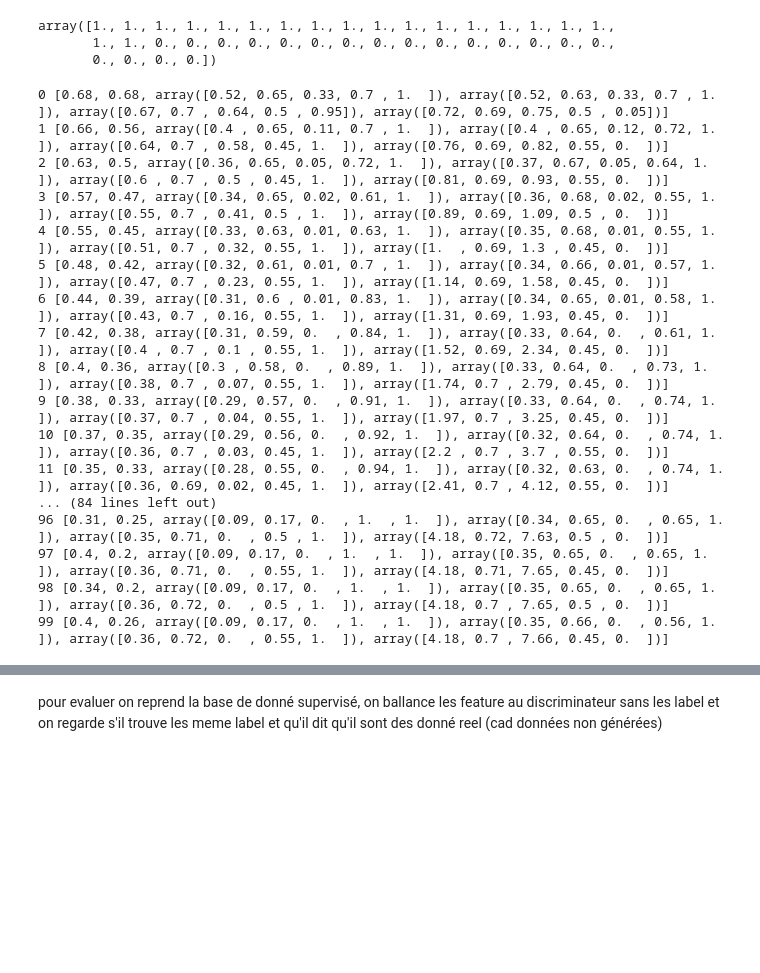
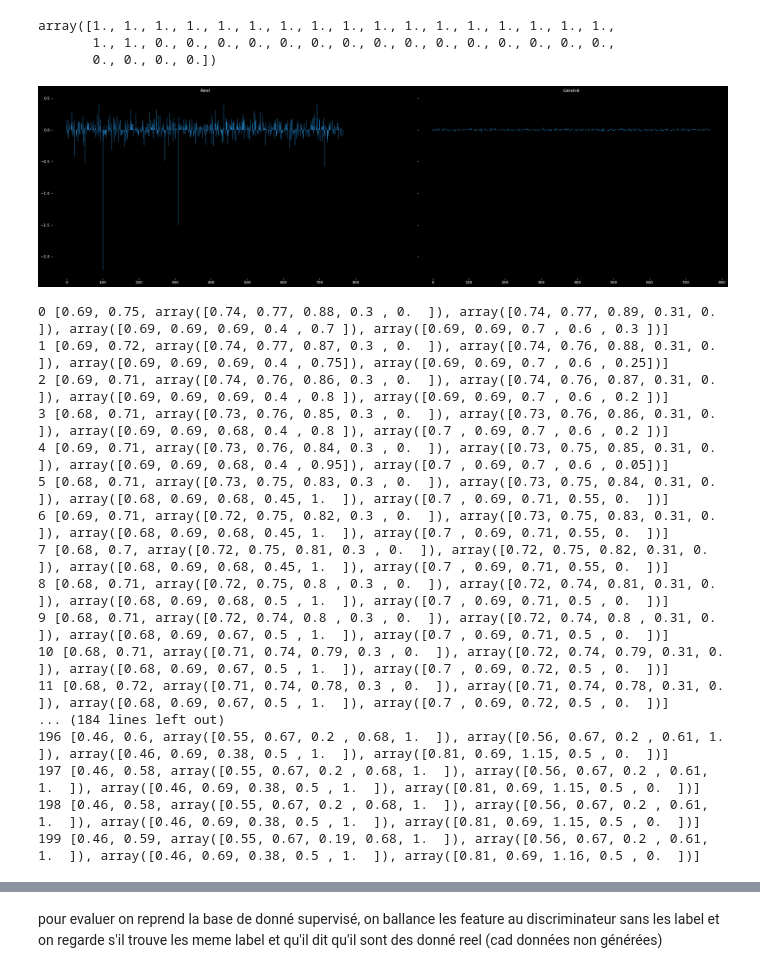
Before and after one commit to DylanBaptiste/TER-M2, a Jupyter notebook: main_ok.ipynb, the cells around one changed output, grey strips where cells are left out. Drawn from its saved outputs; the diff is of its cells as text; code cells hidden in the pictures; blank space fills up the shorter version.

```diff
--- a/main_ok.ipynb
+++ b/main_ok.ipynb
@@ -262,8 +258,21 @@ GAN.compile(loss=generator_loss, metrics=[label_loss_g, reality_loss_g, label_ac
 
 hist = []
+# %%
+l = np.repeat(1, 1)
+n = generate_noise(1, latent_dim)
+pred_avant = G.predict([n, l])
+
+fig, axs = plt.subplots(1, 2, sharey=True, figsize=(16*2, 9), dpi=80)
+axs[0].bar(range(768), sup[24,1:])
+axs[0].set(title='Réel')
+axs[1].bar(range(768), pred_avant[0])
+axs[1].set(title='Généré')
+plt.show()
+# %% [output]
+[figure, added]
 # %%
-epochs = 100
-n_batch = 4
+epochs = 200
+n_batch = 8
 
 glabels = np.concatenate([np.repeat(1, 10), np.repeat(0, 10)])
 gnoise = generate_noise(20, latent_dim)
@@ -282,7 +291,7 @@ y_test = np.array([labels_test, realite_test]).T
 
 for e in range(epochs):
 	d_loss = train_d(D, sup_train, n_batch)
-	g_loss = train_g(GAN, n_batch)
+	g_loss = train_g(GAN, n_batch * 1)
 
 	train_loss = D.evaluate(X_train, y_train, verbose=0)
 	test_loss = D.evaluate(X_test, y_test, verbose=0)
@@ -293,20 +302,20 @@ for e in range(epochs):
 	hist.append([d_loss, g_loss, *train_loss, *test_loss, *geval, *deval])
 	print(e, [np.round(g_loss, 2), np.round(d_loss, 2), np.round(train_loss, 2), np.round(test_loss, 2), np.round(geval, 2), np.round(deval, 2)])
 # %% [output]
-0 [0.68, 0.68, array([0.52, 0.65, 0.33, 0.7 , 1.  ]), array([0.52, 0.63, 0.33, 0.7 , 1.  ]), array([0.67, 0.7 , 0.64, 0.5 , 0.95]), array([0.72, 0.69, 0.75, 0.5 , 0.05])]
-1 [0.66, 0.56, array([0.4 , 0.65, 0.11, 0.7 , 1.  ]), array([0.4 , 0.65, 0.12, 0.72, 1.  ]), array([0.64, 0.7 , 0.58, 0.45, 1.  ]), array([0.76, 0.69, 0.82, 0.55, 0.  ])]
-2 [0.63, 0.5, array([0.36, 0.65, 0.05, 0.72, 1.  ]), array([0.37, 0.67, 0.05, 0.64, 1.  ]), array([0.6 , 0.7 , 0.5 , 0.45, 1.  ]), array([0.81, 0.69, 0.93, 0.55, 0.  ])]
-3 [0.57, 0.47, array([0.34, 0.65, 0.02, 0.61, 1.  ]), array([0.36, 0.68, 0.02, 0.55, 1.  ]), array([0.55, 0.7 , 0.41, 0.5 , 1.  ]), array([0.89, 0.69, 1.09, 0.5 , 0.  ])]
-4 [0.55, 0.45, array([0.33, 0.63, 0.01, 0.63, 1.  ]), array([0.35, 0.68, 0.01, 0.55, 1.  ]), array([0.51, 0.7 , 0.32, 0.55, 1.  ]), array([1.  , 0.69, 1.3 , 0.45, 0.  ])]
-5 [0.48, 0.42, array([0.32, 0.61, 0.01, 0.7 , 1.  ]), array([0.34, 0.66, 0.01, 0.57, 1.  ]), array([0.47, 0.7 , 0.23, 0.55, 1.  ]), array([1.14, 0.69, 1.58, 0.45, 0.  ])]
-6 [0.44, 0.39, array([0.31, 0.6 , 0.01, 0.83, 1.  ]), array([0.34, 0.65, 0.01, 0.58, 1.  ]), array([0.43, 0.7 , 0.16, 0.55, 1.  ]), array([1.31, 0.69, 1.93, 0.45, 0.  ])]
-7 [0.42, 0.38, array([0.31, 0.59, 0.  , 0.84, 1.  ]), array([0.33, 0.64, 0.  , 0.61, 1.  ]), array([0.4 , 0.7 , 0.1 , 0.55, 1.  ]), array([1.52, 0.69, 2.34, 0.45, 0.  ])]
-8 [0.4, 0.36, array([0.3 , 0.58, 0.  , 0.89, 1.  ]), array([0.33, 0.64, 0.  , 0.73, 1.  ]), array([0.38, 0.7 , 0.07, 0.55, 1.  ]), array([1.74, 0.7 , 2.79, 0.45, 0.  ])]
-9 [0.38, 0.33, array([0.29, 0.57, 0.  , 0.91, 1.  ]), array([0.33, 0.64, 0.  , 0.74, 1.  ]), array([0.37, 0.7 , 0.04, 0.55, 1.  ]), array([1.97, 0.7 , 3.25, 0.45, 0.  ])]
-10 [0.37, 0.35, array([0.29, 0.56, 0.  , 0.92, 1.  ]), array([0.32, 0.64, 0.  , 0.74, 1.  ]), array([0.36, 0.7 , 0.03, 0.45, 1.  ]), array([2.2 , 0.7 , 3.7 , 0.55, 0.  ])]
-11 [0.35, 0.33, array([0.28, 0.55, 0.  , 0.94, 1.  ]), array([0.32, 0.63, 0.  , 0.74, 1.  ]), array([0.36, 0.69, 0.02, 0.45, 1.  ]), array([2.41, 0.7 , 4.12, 0.55, 0.  ])]
-... (84 lines left out)
-96 [0.31, 0.25, array([0.09, 0.17, 0.  , 1.  , 1.  ]), array([0.34, 0.65, 0.  , 0.65, 1.  ]), array([0.35, 0.71, 0.  , 0.5 , 1.  ]), array([4.18, 0.72, 7.63, 0.5 , 0.  ])]
-97 [0.4, 0.2, array([0.09, 0.17, 0.  , 1.  , 1.  ]), array([0.35, 0.65, 0.  , 0.65, 1.  ]), array([0.36, 0.71, 0.  , 0.55, 1.  ]), array([4.18, 0.71, 7.65, 0.45, 0.  ])]
-98 [0.34, 0.2, array([0.09, 0.17, 0.  , 1.  , 1.  ]), array([0.35, 0.65, 0.  , 0.65, 1.  ]), array([0.36, 0.72, 0.  , 0.5 , 1.  ]), array([4.18, 0.7 , 7.65, 0.5 , 0.  ])]
-99 [0.4, 0.26, array([0.09, 0.17, 0.  , 1.  , 1.  ]), array([0.35, 0.66, 0.  , 0.56, 1.  ]), array([0.36, 0.72, 0.  , 0.55, 1.  ]), array([4.18, 0.7 , 7.66, 0.45, 0.  ])]
+0 [0.69, 0.75, array([0.74, 0.77, 0.88, 0.3 , 0.  ]), array([0.74, 0.77, 0.89, 0.31, 0.  ]), array([0.69, 0.69, 0.69, 0.4 , 0.7 ]), array([0.69, 0.69, 0.7 , 0.6 , 0.3 ])]
+1 [0.69, 0.72, array([0.74, 0.77, 0.87, 0.3 , 0.  ]), array([0.74, 0.76, 0.88, 0.31, 0.  ]), array([0.69, 0.69, 0.69, 0.4 , 0.75]), array([0.69, 0.69, 0.7 , 0.6 , 0.25])]
+2 [0.69, 0.71, array([0.74, 0.76, 0.86, 0.3 , 0.  ]), array([0.74, 0.76, 0.87, 0.31, 0.  ]), array([0.69, 0.69, 0.69, 0.4 , 0.8 ]), array([0.69, 0.69, 0.7 , 0.6 , 0.2 ])]
+3 [0.68, 0.71, array([0.73, 0.76, 0.85, 0.3 , 0.  ]), array([0.73, 0.76, 0.86, 0.31, 0.  ]), array([0.69, 0.69, 0.68, 0.4 , 0.8 ]), array([0.7 , 0.69, 0.7 , 0.6 , 0.2 ])]
+4 [0.69, 0.71, array([0.73, 0.76, 0.84, 0.3 , 0.  ]), array([0.73, 0.75, 0.85, 0.31, 0.  ]), array([0.69, 0.69, 0.68, 0.4 , 0.95]), array([0.7 , 0.69, 0.7 , 0.6 , 0.05])]
+5 [0.68, 0.71, array([0.73, 0.75, 0.83, 0.3 , 0.  ]), array([0.73, 0.75, 0.84, 0.31, 0.  ]), array([0.68, 0.69, 0.68, 0.45, 1.  ]), array([0.7 , 0.69, 0.71, 0.55, 0.  ])]
+6 [0.69, 0.71, array([0.72, 0.75, 0.82, 0.3 , 0.  ]), array([0.73, 0.75, 0.83, 0.31, 0.  ]), array([0.68, 0.69, 0.68, 0.45, 1.  ]), array([0.7 , 0.69, 0.71, 0.55, 0.  ])]
+7 [0.68, 0.7, array([0.72, 0.75, 0.81, 0.3 , 0.  ]), array([0.72, 0.75, 0.82, 0.31, 0.  ]), array([0.68, 0.69, 0.68, 0.45, 1.  ]), array([0.7 , 0.69, 0.71, 0.55, 0.  ])]
+8 [0.68, 0.71, array([0.72, 0.75, 0.8 , 0.3 , 0.  ]), array([0.72, 0.74, 0.81, 0.31, 0.  ]), array([0.68, 0.69, 0.68, 0.5 , 1.  ]), array([0.7 , 0.69, 0.71, 0.5 , 0.  ])]
+9 [0.68, 0.71, array([0.72, 0.74, 0.8 , 0.3 , 0.  ]), array([0.72, 0.74, 0.8 , 0.31, 0.  ]), array([0.68, 0.69, 0.67, 0.5 , 1.  ]), array([0.7 , 0.69, 0.71, 0.5 , 0.  ])]
+10 [0.68, 0.71, array([0.71, 0.74, 0.79, 0.3 , 0.  ]), array([0.72, 0.74, 0.79, 0.31, 0.  ]), array([0.68, 0.69, 0.67, 0.5 , 1.  ]), array([0.7 , 0.69, 0.72, 0.5 , 0.  ])]
+11 [0.68, 0.72, array([0.71, 0.74, 0.78, 0.3 , 0.  ]), array([0.71, 0.74, 0.78, 0.31, 0.  ]), array([0.68, 0.69, 0.67, 0.5 , 1.  ]), array([0.7 , 0.69, 0.72, 0.5 , 0.  ])]
+... (184 lines left out)
+196 [0.46, 0.6, array([0.55, 0.67, 0.2 , 0.68, 1.  ]), array([0.56, 0.67, 0.2 , 0.61, 1.  ]), array([0.46, 0.69, 0.38, 0.5 , 1.  ]), array([0.81, 0.69, 1.15, 0.5 , 0.  ])]
+197 [0.46, 0.58, array([0.55, 0.67, 0.2 , 0.68, 1.  ]), array([0.56, 0.67, 0.2 , 0.61, 1.  ]), array([0.46, 0.69, 0.38, 0.5 , 1.  ]), array([0.81, 0.69, 1.15, 0.5 , 0.  ])]
+198 [0.46, 0.58, array([0.55, 0.67, 0.2 , 0.68, 1.  ]), array([0.56, 0.67, 0.2 , 0.61, 1.  ]), array([0.46, 0.69, 0.38, 0.5 , 1.  ]), array([0.81, 0.69, 1.15, 0.5 , 0.  ])]
+199 [0.46, 0.59, array([0.55, 0.67, 0.19, 0.68, 1.  ]), array([0.56, 0.67, 0.2 , 0.61, 1.  ]), array([0.46, 0.69, 0.38, 0.5 , 1.  ]), array([0.81, 0.69, 1.16, 0.5 , 0.  ])]
```
Also changed, not shown: parts of 15 cells of this notebook, 2 other files.
